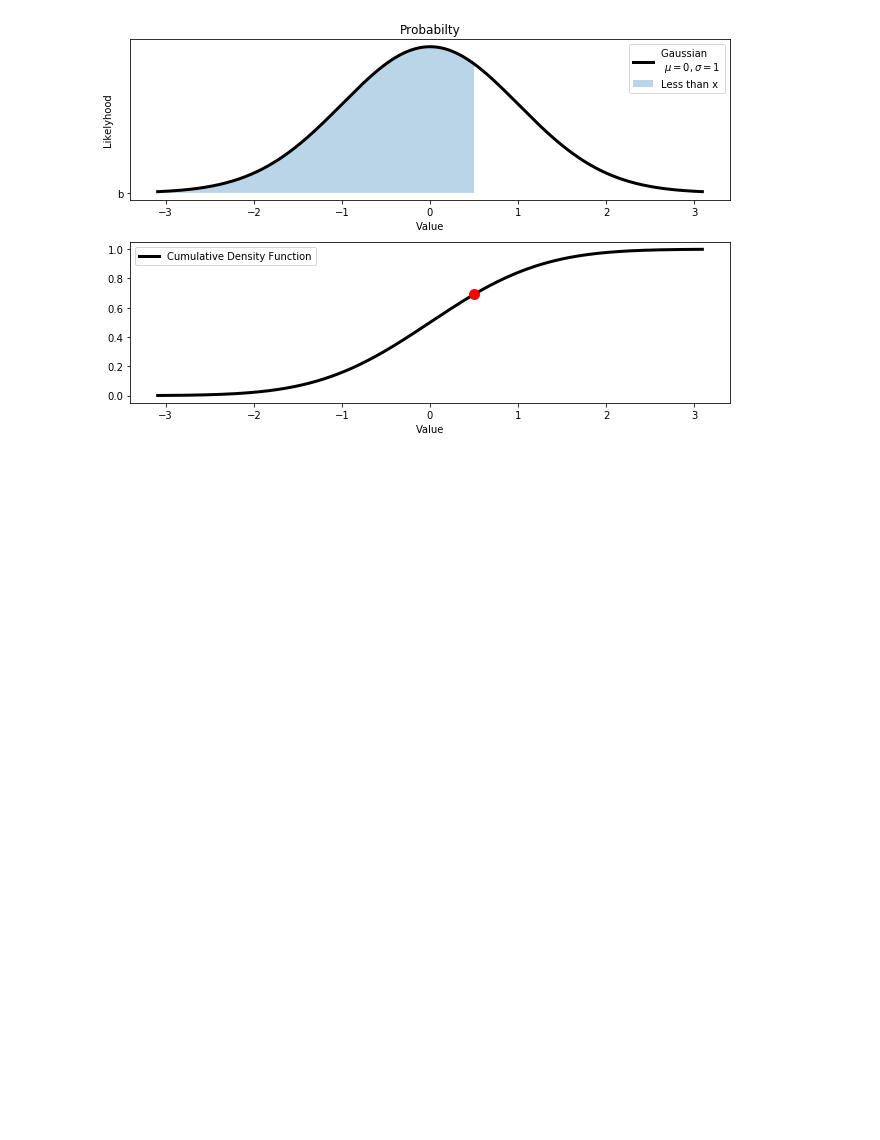
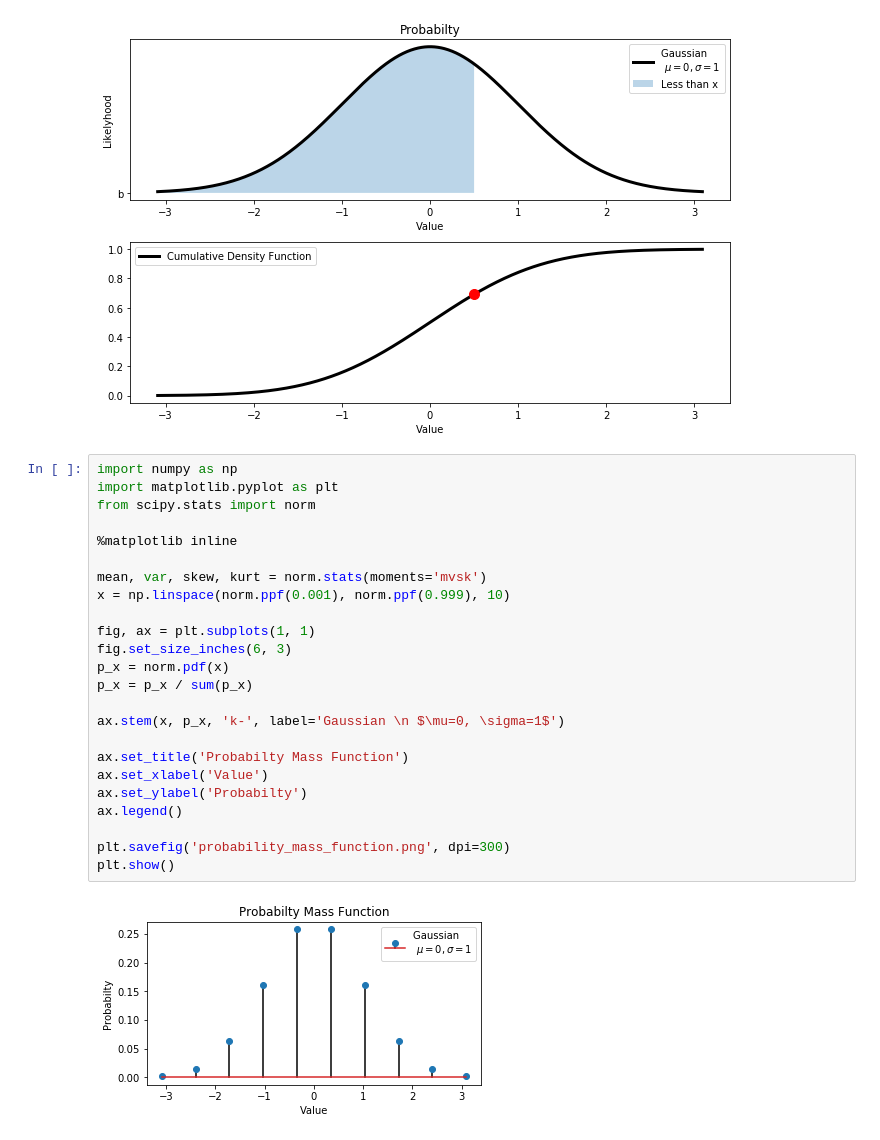
Before and after one commit to TheWylieStCoyote/Introduction_to_Signal_Processing_GRCon21, a Jupyter notebook: notebooks/Section_1_figures.ipynb, the cells around one changed output. Cells and saved outputs as stored; diff of their text form; blank space fills up the shorter version.

```diff
--- a/notebooks/Section_1_figures.ipynb
+++ b/notebooks/Section_1_figures.ipynb
@@ -222,3 +175,29 @@ plt.savefig('probability_pdf_cdf.png', dpi=300)
 plt.show()
 # %% [output]
 [figure]
+# %%
+import numpy as np
+import matplotlib.pyplot as plt
+from scipy.stats import norm
+
+%matplotlib inline
+
+mean, var, skew, kurt = norm.stats(moments='mvsk')
+x = np.linspace(norm.ppf(0.001), norm.ppf(0.999), 10)
+
+fig, ax = plt.subplots(1, 1)
+fig.set_size_inches(6, 3)
+p_x = norm.pdf(x)
+p_x = p_x / sum(p_x)
+
+ax.stem(x, p_x, 'k-', label='Gaussian \n $\mu=0, \sigma=1$')
+
+ax.set_title('Probabilty Mass Function')
+ax.set_xlabel('Value')
+ax.set_ylabel('Probabilty')
+ax.legend()
+
+plt.savefig('probability_mass_function.png', dpi=300)
+plt.show()
+# %% [output]
+[figure, added]
```
Also changed, not shown: parts of 26 cells of this notebook, 15 other files.
